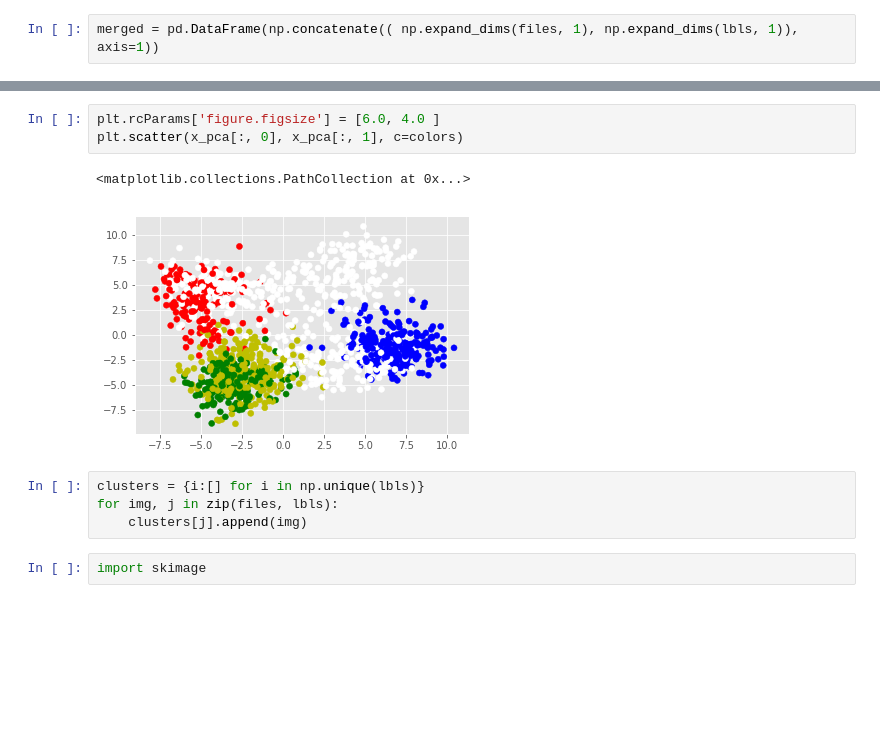
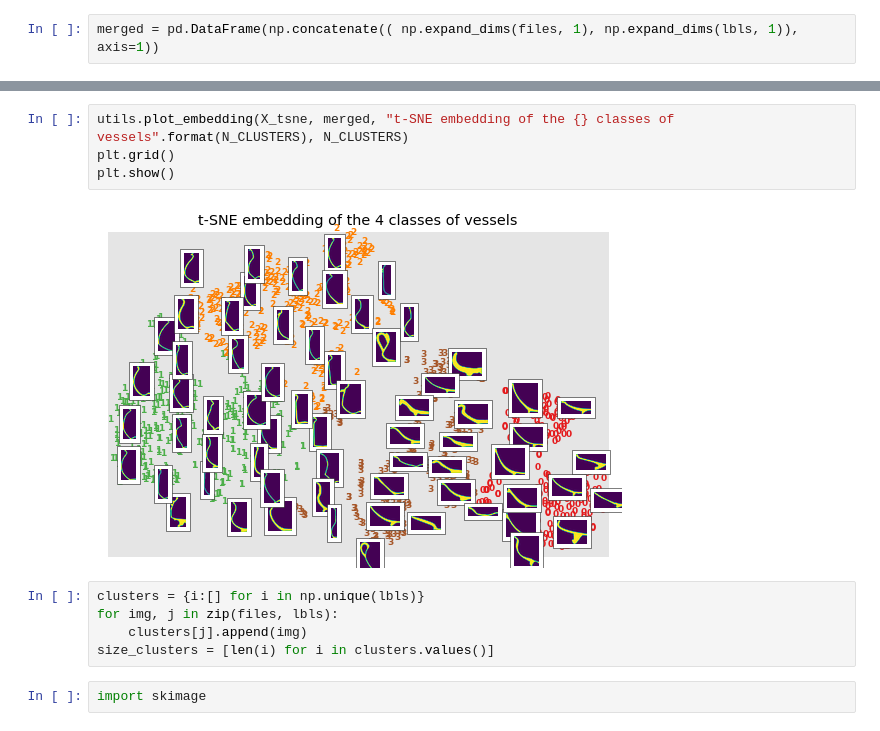
Before and after one commit to celiacintas/vasijas, a Jupyter notebook: unsupervised_CNN_vessels.ipynb, the cells around one changed output, grey strips where cells are left out. Saved outputs shown, nothing was run; the diff lists cells and outputs as text; blank space fills up the shorter version.

```diff
--- a/unsupervised_CNN_vessels.ipynb
+++ b/unsupervised_CNN_vessels.ipynb
@@ -237,12 +185,13 @@ plt.show()
-# %%
-plt.rcParams['figure.figsize'] = [6.0, 4.0 ]
-plt.scatter(x_pca[:, 0], x_pca[:, 1], c=colors)
-# %% [output]
-<matplotlib.collections.PathCollection at 0x...>
-[figure, removed]
+# %%
+utils.plot_embedding(X_tsne, merged, "t-SNE embedding of the {} classes of vessels".format(N_CLUSTERS), N_CLUSTERS)
+plt.grid()
+plt.show()
+# %% [output]
+[figure, added]
 # %%
 clusters = {i:[] for i in np.unique(lbls)}
 for img, j in zip(files, lbls):
     clusters[j].append(img)
+size_clusters = [len(i) for i in clusters.values()]
 # %%
 import skimage
```
Also changed, not shown: parts of 20 cells of this notebook, 2 other files.
